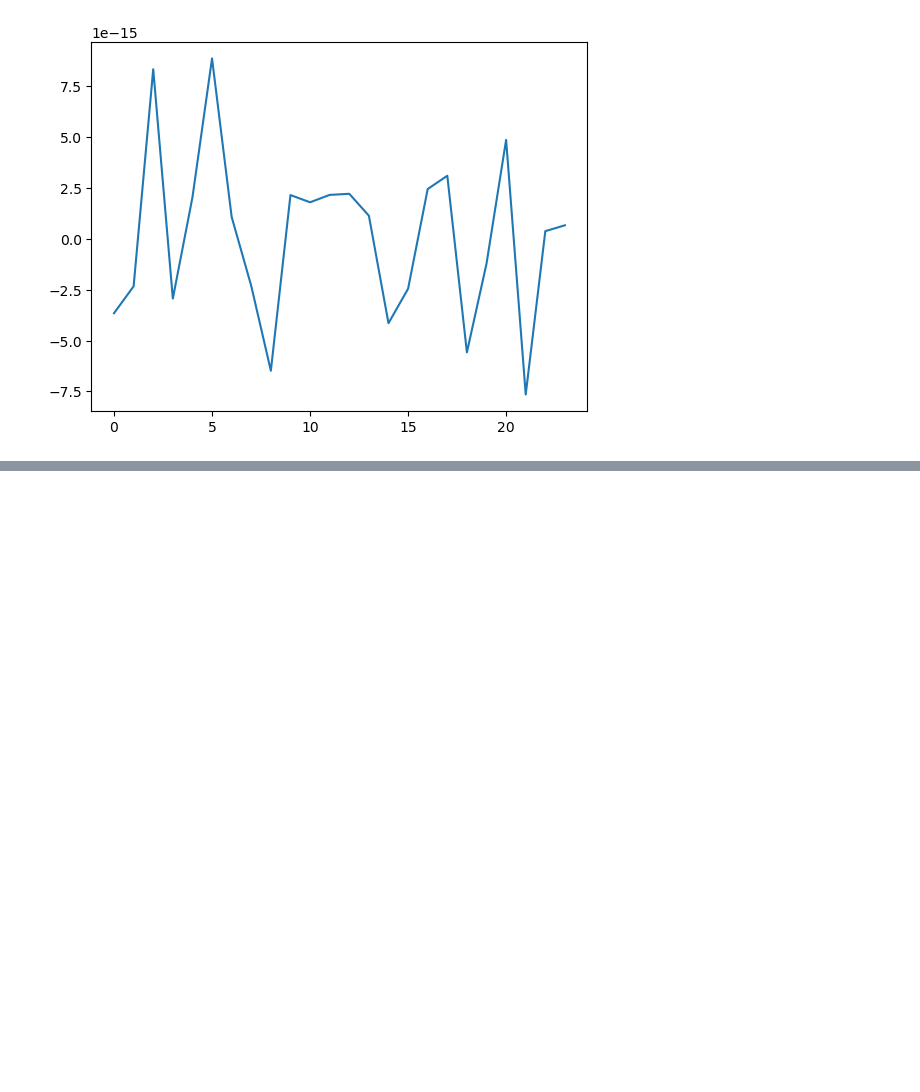
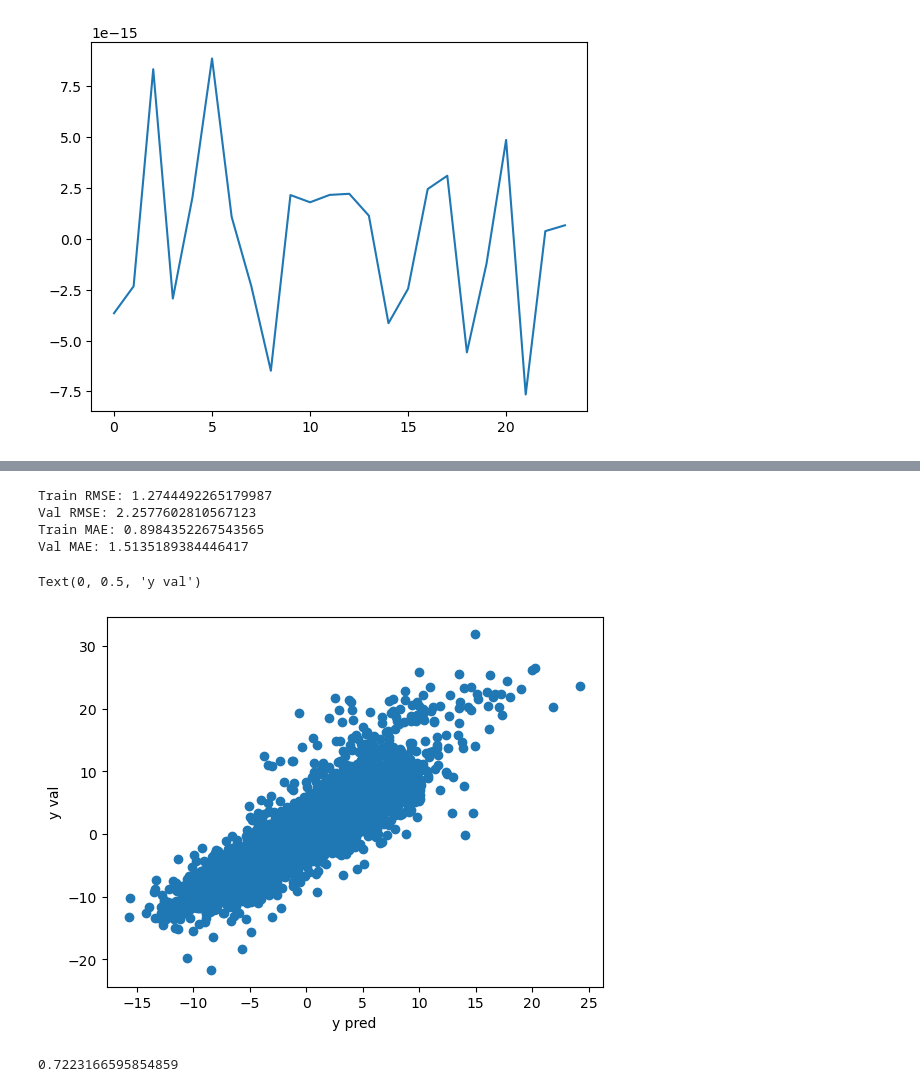
Before and after one commit to aphdinh/MDA_KUL, a Jupyter notebook: notebook/3_model_predict_noise_level_file40.ipynb, the cells around one changed output, grey strips where cells are left out. Cells and saved outputs as stored; diff of their text form; code cells hidden in the pictures; blank space fills up the shorter version.

Commit message:
Detrended data prediction

```diff
--- a/notebook/3_model_predict_noise_level_file40.ipynb
+++ b/notebook/3_model_predict_noise_level_file40.ipynb
@@ -827,7 +829,10 @@ plt.show()
 # %%
+#untrended data
 test_df  = data_model_v2.copy()
 for hour in range(0,24):
+    test_df["laf25_per_hour"] = np.where(test_df["hour"]==hour, test_df["laf25_per_hour"]-data_model_v2.loc[data_model_v2["hour"]==hour]["laf25_per_hour"].mean(),test_df["laf25_per_hour"])
     test_df["laf50_per_hour"] = np.where(test_df["hour"]==hour, test_df["laf50_per_hour"]-data_model_v2.loc[data_model_v2["hour"]==hour]["laf50_per_hour"].mean(),test_df["laf50_per_hour"])
+    test_df["laf75_per_hour"] = np.where(test_df["hour"]==hour, test_df["laf75_per_hour"]-data_model_v2.loc[data_model_v2["hour"]==hour]["laf75_per_hour"].mean(),test_df["laf75_per_hour"])
 # %%
 ## Plotting New TS
 grouped_data = test_df.groupby(["hour"], as_index=False).mean()
@@ -835,3 +840,18 @@ plt.plot(grouped_data["hour"],grouped_data["laf50_per_hour"])
 plt.show()
 # %% [output]
 [figure]
+# %%
+## split train, test data
+train_df, val_df = train_test_split(test_df, test_size=0.2, random_state=7)
+
+target_variable = ["laf25_per_hour","laf50_per_hour","laf75_per_hour"]
+
+y_train = train_df[target_variable]
+y_val = val_df[target_variable]
+
+X_train = train_df.drop(target_variable + ["date"], axis=1)
+X_val = val_df.drop(target_variable + ["date"], axis=1)
+
+# create pandas DataFrame from dense matrix
+X_train = pd.DataFrame(t.fit_transform(X_train), columns=t.get_feature_names_out())
+X_val = pd.DataFrame(t.transform(X_val), columns=t.get_feature_names_out())
@@ -837,0 +948,31 @@ plt.show()
+# %%
+xgb_params = params_dict["xgboost"]
+
+xgb = xgboost.XGBRegressor(**xgb_params, random_state=7)
+
+xgb.fit(X_train, y_train["laf50_per_hour"])
+
+train_preds = xgb.predict(X_train)
+val_preds = xgb.predict(X_val)
+
+
+print("Train RMSE:", np.sqrt(mean_squared_error(train_preds, y_train["laf50_per_hour"])))
+print("Val RMSE:", np.sqrt(mean_squared_error(val_preds, y_val["laf50_per_hour"])))
+print("Train MAE:", mean_absolute_error(train_preds, y_train["laf50_per_hour"]))
+print("Val MAE:", mean_absolute_error(val_preds, y_val["laf50_per_hour"]))
+# %% [output]
+Train RMSE: 1.2744492265179987
+Val RMSE: 2.2577602810567123
+Train MAE: 0.8984352267543565
+Val MAE: 1.5135189384446417
+# %%
+plt.scatter(val_preds, y_val["laf50_per_hour"])
+plt.xlabel("y pred")
+plt.ylabel("y val")
+# %% [output]
+Text(0, 0.5, 'y val')
+[figure, added]
+# %%
+r2_score(val_preds, y_val["laf50_per_hour"])
+# %% [output]
+0.7223166595854859
```
Also changed, not shown: parts of 9 cells of this notebook, 1 other file.
